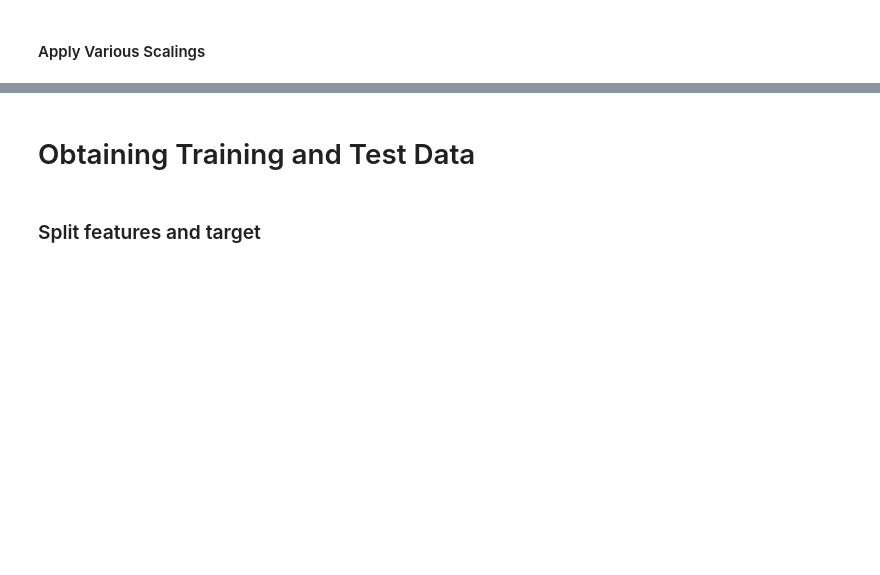
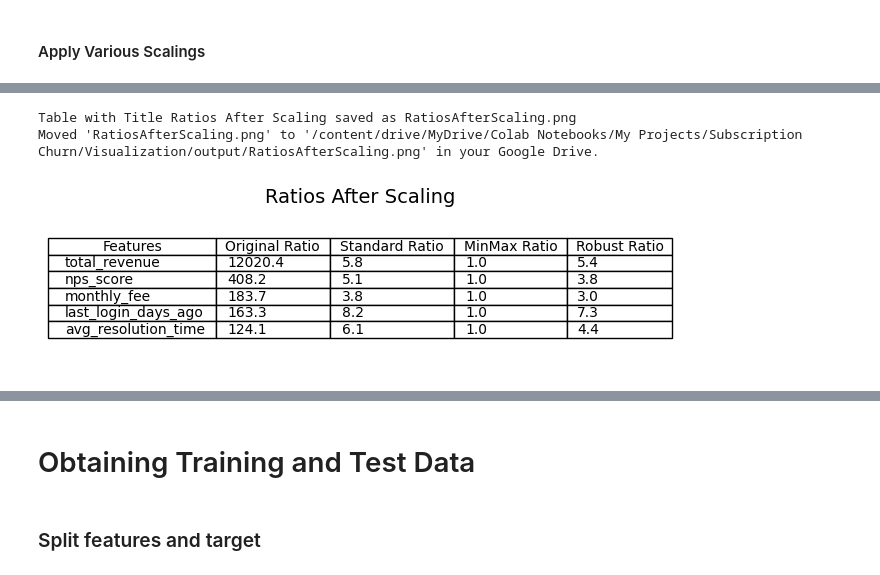
Before and after one commit to tsbawa61/Machine-Learning, a Jupyter notebook: FinalChurn.ipynb, the cells around one changed output, grey strips where cells are left out. Cells and saved outputs as stored; diff of their text form; code cells hidden in the pictures; blank space fills up the shorter version.

```diff
--- a/FinalChurn.ipynb
+++ b/FinalChurn.ipynb
@@ -1140,0 +1854,7 @@ print(f"Columns that likely need scaling i.e. standard deviation is 5x the avera
+# %%
+new_scaled_col_names = []
+for l in feature_scaling_considered:
+  new_scaled_col_names.append(f'{l}_standard')
+  new_scaled_col_names.append(f'{l}_minmax')
+  new_scaled_col_names.append(f'{l}_robust')
+new_scaled_col_names
@@ -1140,0 +1941,5 @@ print(f"Columns that likely need scaling i.e. standard deviation is 5x the avera
+# %%
+df_ratios = ratios.reset_index()
+df_ratios.columns = ['Features', 'Ratio']
+display(df_ratios)
+displayDFsummary(df_ratios, 'df_ratios')
@@ -1140,0 +1991,10 @@ print(f"Columns that likely need scaling i.e. standard deviation is 5x the avera
+# %%
+df_standard_ratios = df_ratios[df_ratios['Features'].str.contains('_standard')].copy()
+df_standard_ratios['Features'] = df_standard_ratios['Features'].str.replace('_standard', '')
+display(df_standard_ratios)
+df_minmax_ratios = df_ratios[df_ratios['Features'].str.contains('_minmax')].copy()
+df_minmax_ratios['Features'] = df_minmax_ratios['Features'].str.replace('_minmax', '')
+display(df_minmax_ratios)
+df_robust_ratios = df_ratios[df_ratios['Features'].str.contains('_robust')].copy()
+df_robust_ratios['Features'] = df_robust_ratios['Features'].str.replace('_robust', '')
+display(df_robust_ratios)
@@ -1140,0 +2020,15 @@ print(f"Columns that likely need scaling i.e. standard deviation is 5x the avera
+# %%
+# Rename 'Ratio' columns for clarity before merging
+df_original = df_needs_scaling.head().rename(columns={'Ratio': 'Original Ratio'})
+df_standard_ratios_renamed = df_standard_ratios.rename(columns={'Ratio': 'Standard Ratio'})
+df_minmax_ratios_renamed = df_minmax_ratios.rename(columns={'Ratio': 'MinMax Ratio'})
+df_robust_ratios_renamed = df_robust_ratios.rename(columns={'Ratio': 'Robust Ratio'})
+
+# Merge the DataFrames side by side on 'Features' column
+combined_df_side_by_side = df_original.merge(df_standard_ratios_renamed, on='Features', how='left') \
+                                        .merge(df_minmax_ratios_renamed, on='Features', how='left') \
+                                        .merge(df_robust_ratios_renamed, on='Features', how='left')
+
+print("Combined Ratios (Side-by-Side):")
+display(combined_df_side_by_side)
+displayDFsummary(combined_df_side_by_side, 'combined_df_side_by_side')
@@ -1140,0 +2045,6 @@ print(f"Columns that likely need scaling i.e. standard deviation is 5x the avera
+# %%
+tableToImage(combined_df_side_by_side,"Ratios After Scaling",2,2,1)
+# %% [output]
+Table with Title Ratios After Scaling saved as RatiosAfterScaling.png
+Moved 'RatiosAfterScaling.png' to '/content/drive/MyDrive/Colab Notebooks/My Projects/Subscription Churn/Visualization/output/RatiosAfterScaling.png' in your Google Drive.
+[figure, added]
```
Also changed, not shown: parts of 78 cells of this notebook.
